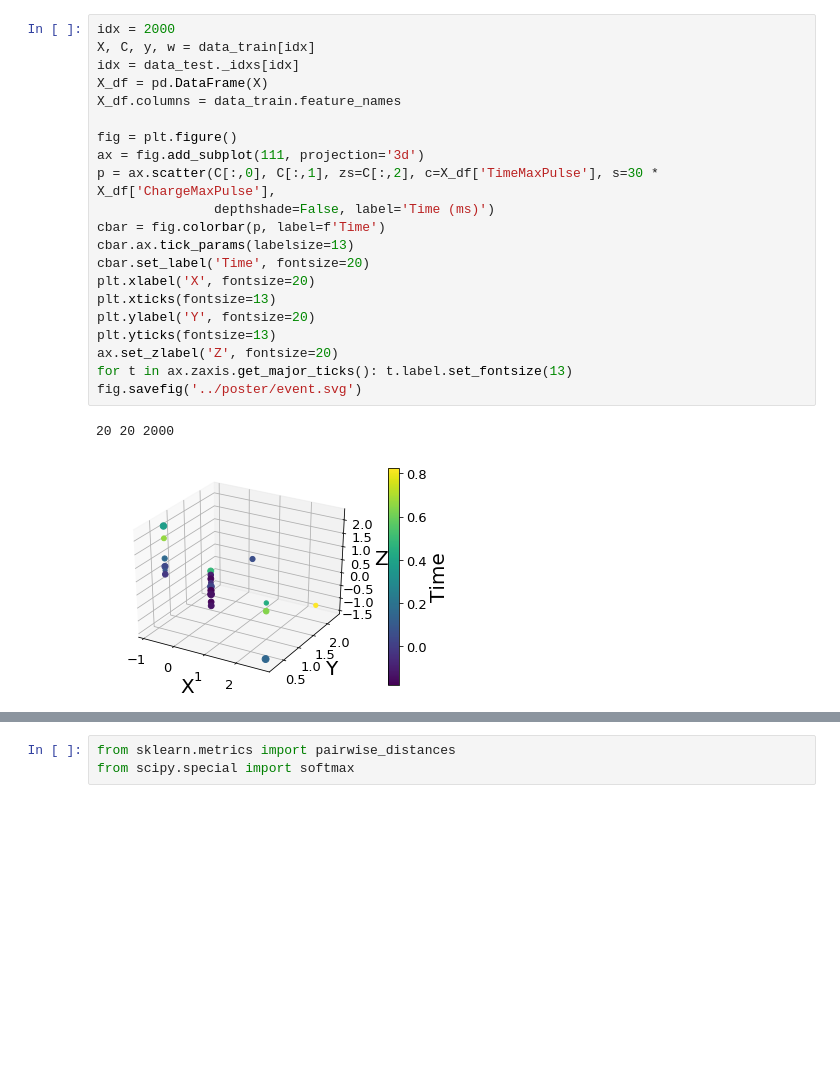
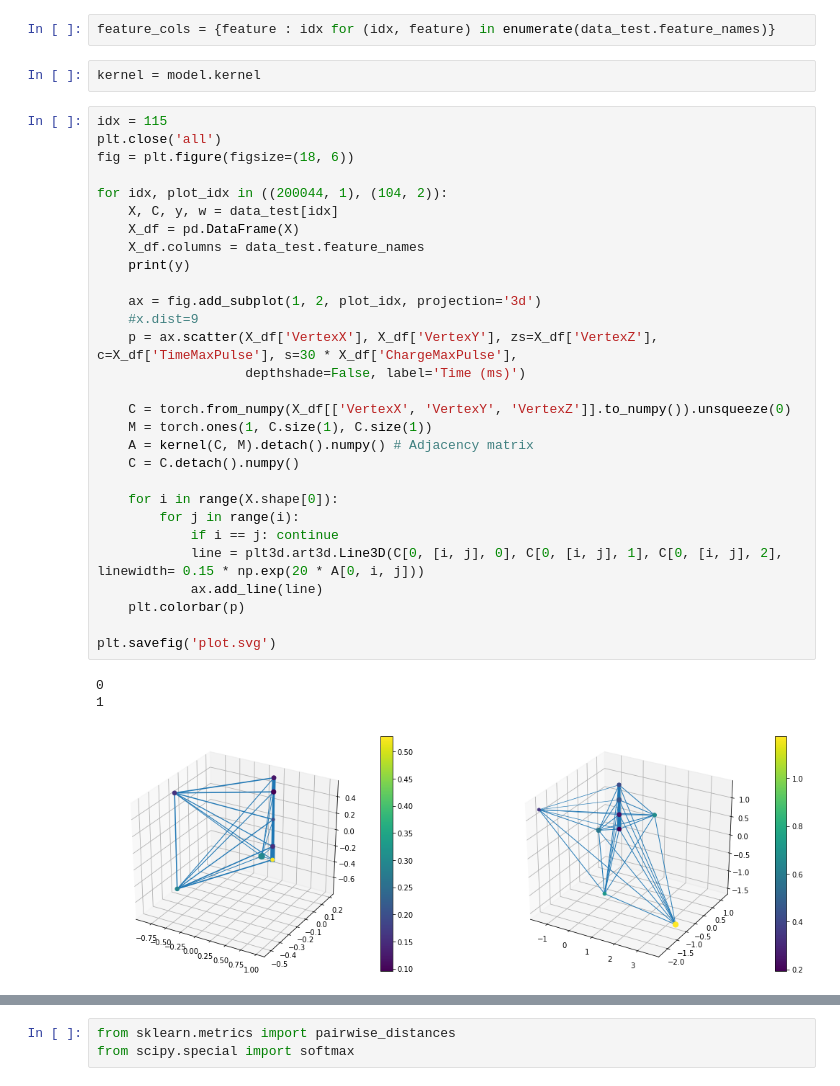
Before and after one commit to ruian1/NuIntClassification, a Jupyter notebook: data.ipynb, the cells around one changed output, grey strips where cells are left out. Saved outputs shown, nothing was run; the diff lists cells and outputs as text; blank space fills up the shorter version.

```diff
--- a/data.ipynb
+++ b/data.ipynb
@@ -31,24 +26,37 @@ Reduced dataset to 118702 samples per class (237404 / 1762366)
-# %%
-idx = 2000
-X, C, y, w = data_train[idx]
-idx = data_test._idxs[idx]
-X_df = pd.DataFrame(X)
-X_df.columns = data_train.feature_names
-
-fig = plt.figure()
-ax = fig.add_subplot(111, projection='3d')
-p = ax.scatter(C[:,0], C[:,1], zs=C[:,2], c=X_df['TimeMaxPulse'], s=30 * X_df['ChargeMaxPulse'],
-               depthshade=False, label='Time (ms)')
-cbar = fig.colorbar(p, label=f'Time')
-cbar.ax.tick_params(labelsize=13)
-cbar.set_label('Time', fontsize=20)
-plt.xlabel('X', fontsize=20)
-plt.xticks(fontsize=13)
-plt.ylabel('Y', fontsize=20)
-plt.yticks(fontsize=13)
-ax.set_zlabel('Z', fontsize=20)
-for t in ax.zaxis.get_major_ticks(): t.label.set_fontsize(13)
-fig.savefig('../poster/event.svg')
-# %% [output]
-20 20 2000
-[figure, removed]
+# %%
+feature_cols = {feature : idx for (idx, feature) in enumerate(data_test.feature_names)}
+# %%
+kernel = model.kernel
+# %%
+idx = 115
+plt.close('all')
+fig = plt.figure(figsize=(18, 6))
+
+for idx, plot_idx in ((200044, 1), (104, 2)):
+    X, C, y, w = data_test[idx]
+    X_df = pd.DataFrame(X)
+    X_df.columns = data_test.feature_names
+    print(y)
+
+    ax = fig.add_subplot(1, 2, plot_idx, projection='3d')
+    #x.dist=9
+    p = ax.scatter(X_df['VertexX'], X_df['VertexY'], zs=X_df['VertexZ'], c=X_df['TimeMaxPulse'], s=30 * X_df['ChargeMaxPulse'],
+                   depthshade=False, label='Time (ms)')
+
+    C = torch.from_numpy(X_df[['VertexX', 'VertexY', 'VertexZ']].to_numpy()).unsqueeze(0)
+    M = torch.ones(1, C.size(1), C.size(1))
+    A = kernel(C, M).detach().numpy() # Adjacency matrix
+    C = C.detach().numpy()
+
+    for i in range(X.shape[0]):
+        for j in range(i):
+            if i == j: continue
+            line = plt3d.art3d.Line3D(C[0, [i, j], 0], C[0, [i, j], 1], C[0, [i, j], 2], linewidth= 0.15 * np.exp(20 * A[0, i, j]))
+            ax.add_line(line)
+    plt.colorbar(p)
+
+plt.savefig('plot.svg')
+# %% [output]
+0
+1
+[figure, added]
```
Also changed, not shown: parts of 3 cells of this notebook, 3 other files.
